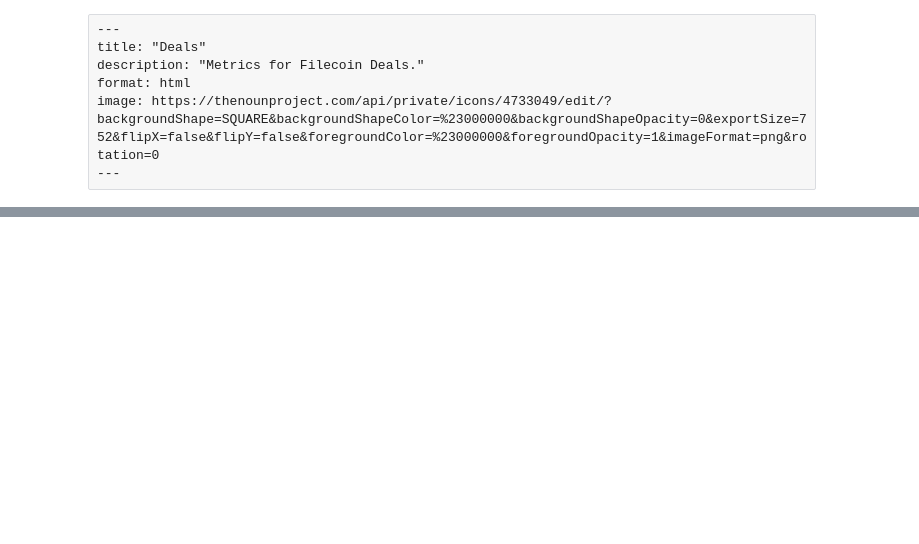
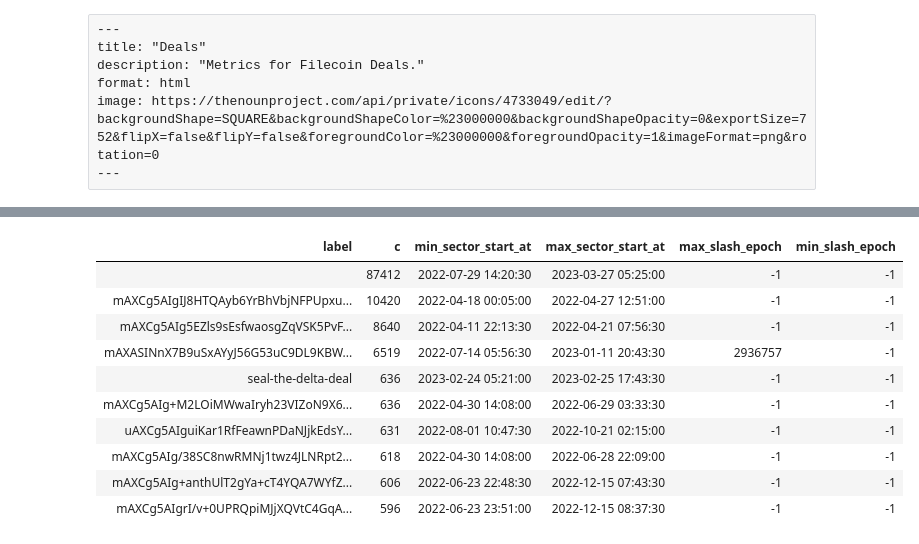
Before and after one commit to davidgasquez/filecoin-data-portal, a Jupyter notebook: reports/deals.ipynb, the cells around one changed output, grey strips where cells are left out. Saved outputs shown, nothing was run; the diff lists cells and outputs as text; code cells hidden in the pictures; blank space fills up the shorter version.

```diff
--- a/reports/deals.ipynb
+++ b/reports/deals.ipynb
@@ -18,0 +60,25 @@ _ = alt.renderers.set_embed_options(theme="ggplot2", actions=False)
+# %%
+%%sql
+select
+    label,
+    count(*) as c,
+    min(sector_start_at) as min_sector_start_at,
+    max(sector_start_at) as max_sector_start_at,
+    max(slash_epoch) as max_slash_epoch,
+    min(slash_epoch) as min_slash_epoch
+from filecoin_state_market_deals
+group by 1
+order by 2 desc
+limit 10
+# %% [output]
+| label | c | min_sector_start_at | max_sector_start_at | max_slash_epoch | min_slash_epoch |
+|  | 87412 | 2022-07-29 14:20:30 | 2023-03-27 05:25:00 | -1 | -1 |
+| mAXCg5AIgIJ8HTQAyb6YrBhVbjNFPUpxu... | 10420 | 2022-04-18 00:05:00 | 2022-04-27 12:51:00 | -1 | -1 |
+| mAXCg5AIg5EZls9sEsfwaosgZqVSK5PvF... | 8640 | 2022-04-11 22:13:30 | 2022-04-21 07:56:30 | -1 | -1 |
+| mAXASINnX7B9uSxAYyJ56G53uC9DL9KBW... | 6519 | 2022-07-14 05:56:30 | 2023-01-11 20:43:30 | 2936757 | -1 |
+| seal-the-delta-deal | 636 | 2023-02-24 05:21:00 | 2023-02-25 17:43:30 | -1 | -1 |
+| mAXCg5AIg+M2LOiMWwaIryh23VIZoN9X6... | 636 | 2022-04-30 14:08:00 | 2022-06-29 03:33:30 | -1 | -1 |
+| uAXCg5AIguiKar1RfFeawnPDaNJjkEdsY... | 631 | 2022-08-01 10:47:30 | 2022-10-21 02:15:00 | -1 | -1 |
+| mAXCg5AIg/38SC8nwRMNj1twz4JLNRpt2... | 618 | 2022-04-30 14:08:00 | 2022-06-28 22:09:00 | -1 | -1 |
+| mAXCg5AIg+anthUlT2gYa+cT4YQA7WYfZ... | 606 | 2022-06-23 22:48:30 | 2022-12-15 07:43:30 | -1 | -1 |
+| mAXCg5AIgrI/v+0UPRQpiMJjXQVtC4GqA... | 596 | 2022-06-23 23:51:00 | 2022-12-15 08:37:30 | -1 | -1 |
```
Also changed, not shown: parts of 8 cells of this notebook, 5 other files.
